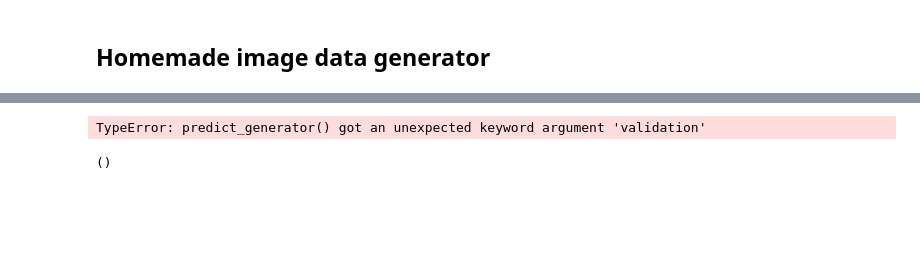
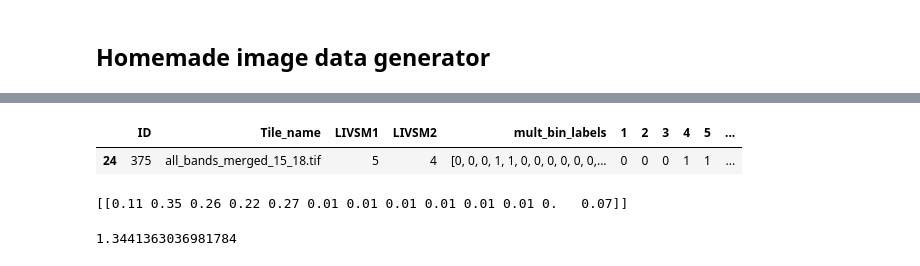
Before and after one commit to JonHidlePedersen/Master-thesis-Jon-Hidle-Pedersen, a Jupyter notebook: Kode/Opening images in Keras.ipynb, the cells around one changed output, grey strips where cells are left out. Drawn from its saved outputs; the diff is of its cells as text; code cells hidden in the pictures; blank space fills up the shorter version.

```diff
--- a/Kode/Opening images in Keras.ipynb
+++ b/Kode/Opening images in Keras.ipynb
@@ -277,16 +265,13 @@ KeyboardInterrupt:
+# %%
+test_image_predict = labelfile_balanced.sample()
+test_image_predict.head()
+# %% [output]
+|  | ID | Tile_name | LIVSM1 | LIVSM2 | mult_bin_labels | 1 | 2 | 3 | 4 | 5 | ... |
+| 24 | 375 | all_bands_merged_15_18.tif | 5 | 4 | [0, 0, 0, 1, 1, 0, 0, 0, 0, 0, 0,... | 0 | 0 | 0 | 1 | 1 | ... |
 # %%
 nn = model.predict_generator(
-        image_generator(list_images, labelfile, batch_size = 1),
-        steps=5)
-print(nn)
+        image_generator(image_dir_path, test_image_predict),
+        steps=1)
+print(np.round(nn,2))
 # %% [output]
-TypeError: predict_generator() got an unexpected keyword argument 'validation'
+[[0.11 0.35 0.26 0.22 0.27 0.01 0.01 0.01 0.01 0.01 0.01 0.   0.07]]
-# %%
-#img = Image.open('../Sorted_tiles/kkkk.tiff')
-
-from osgeo import gdal
-import numpy as np
-ds = gdal.Open('../Sorted_tiles/testimage.tif')
-myarray = np.array(ds.GetRasterBand(1).ReadAsArray())
-# %% [output]
-()
@@ -295,0 +278,4 @@ myarray = np.array(ds.GetRasterBand(1).ReadAsArray())
+# %%
+sum(nn[0])
+# %% [output]
+1.3441363036981784
```
Also changed, not shown: parts of 16 cells of this notebook, 1 other file.
